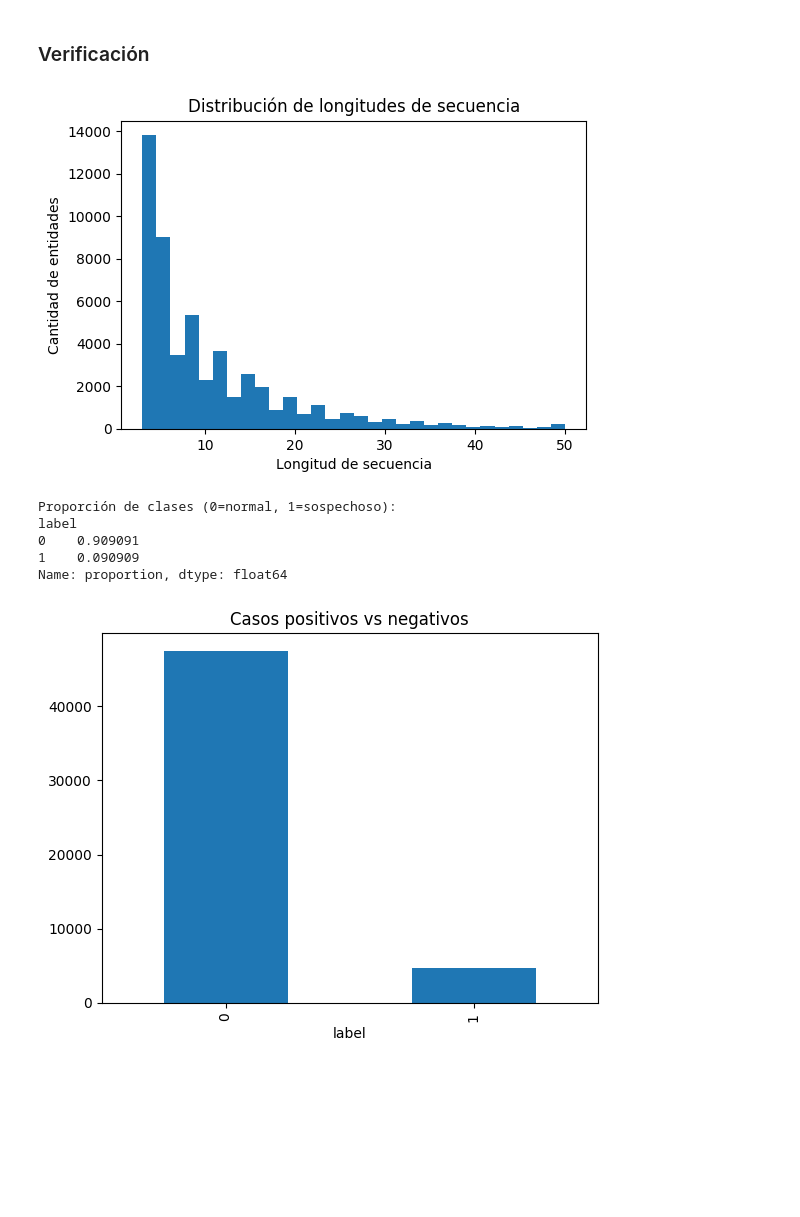
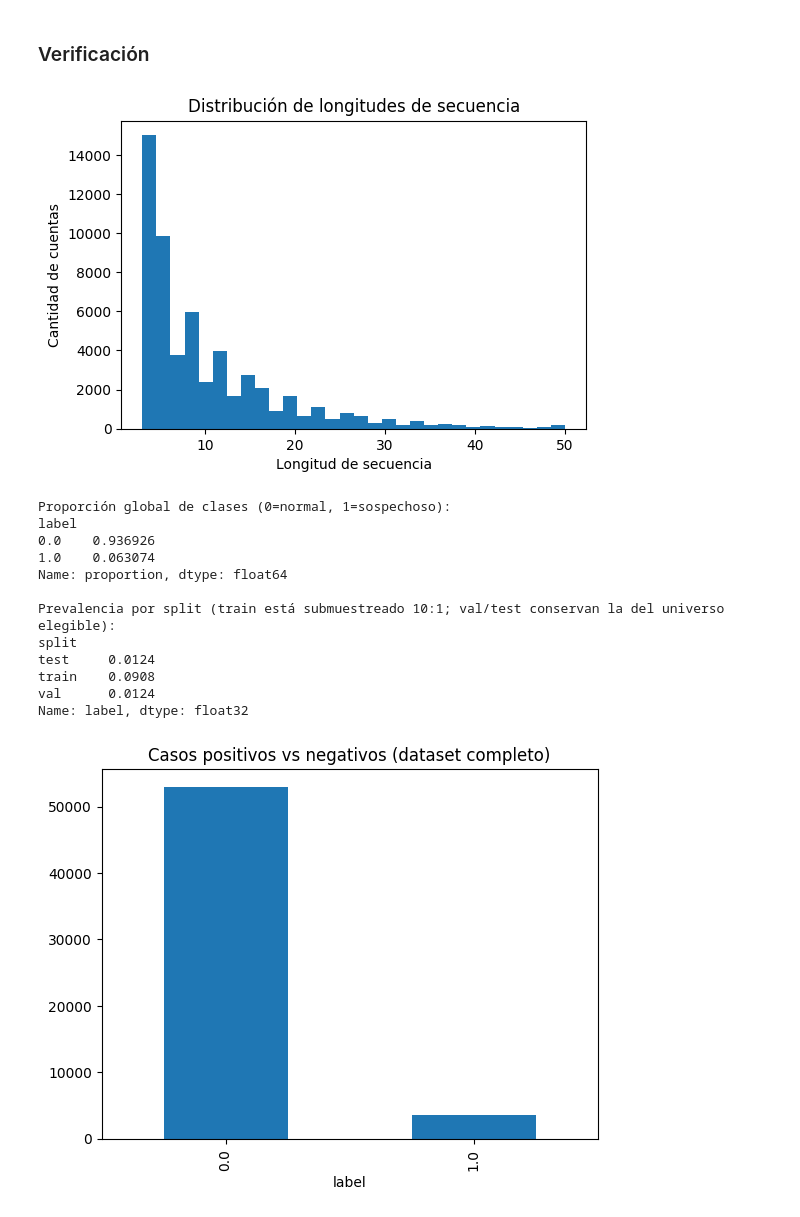
Before and after one commit to nilsmuralles/P2-Deep, a Jupyter notebook: 01_ingenieria_datos.ipynb, the cells around one changed output. Saved outputs shown, nothing was run; the diff lists cells and outputs as text; code cells hidden in the pictures; blank space fills up the shorter version.

```diff
--- a/01_ingenieria_datos.ipynb
+++ b/01_ingenieria_datos.ipynb
@@ -71,6 +124,4 @@ Transacciones totales del subconjunto: 549197
 # %%
-df_sampled = df_sampled.sort_values(["nameDest", "step"]).reset_index(drop=True)
-
 TYPE_CATEGORIES = ["CASH_IN", "CASH_OUT", "DEBIT", "PAYMENT", "TRANSFER"]
 type_dummies = df_sampled["type"].apply(lambda t: [1.0 if t == c else 0.0 for c in TYPE_CATEGORIES])
 type_matrix = np.array(type_dummies.tolist())
@@ -84,11 +135,3 @@ log_oldbalorg = np.log1p(df_sampled["oldbalanceOrg"].to_numpy())
 log_newbalorg = np.log1p(df_sampled["newbalanceOrig"].to_numpy())
 log_oldbaldest = np.log1p(df_sampled["oldbalanceDest"].to_numpy())
 log_newbaldest = np.log1p(df_sampled["newbalanceDest"].to_numpy())
-
-raw_features = np.column_stack([
-    log_amount, log_oldbalorg, log_newbalorg, log_oldbaldest, log_newbaldest,
-    hour_sin, hour_cos, type_matrix,
-])
-FEATURE_NAMES = ["log_amount", "log_oldbalanceOrg", "log_newbalanceOrig",
-                  "log_oldbalanceDest", "log_newbalanceDest", "hour_sin", "hour_cos"] + TYPE_CATEGORIES
-print("Shape de features por transacción:", raw_features.shape)
@@ -114,10 +187,9 @@ print({s: (df_sampled["split"] == s).sum() for s in ["train", "val", "test"]})
 # %%
 train_mask = (df_sampled["split"] == "train").to_numpy()
 scaler = StandardScaler()
-cont_cols = slice(0, 7)
-scaler.fit(raw_features[train_mask][:, cont_cols])
+scaler.fit(raw_features[train_mask][:, :N_CONTINUOUS])
 
 norm_features = raw_features.copy()
-norm_features[:, cont_cols] = scaler.transform(raw_features[:, cont_cols])
+norm_features[:, :N_CONTINUOUS] = scaler.transform(raw_features[:, :N_CONTINUOUS])
 # %%
 N_FEATURES = norm_features.shape[1]
@@ -143,14 +235,24 @@ Shape de secuencias: (52217, 50, 12)
 # %%
-entity_split = df_sampled.drop_duplicates("nameDest").set_index("nameDest")["split"]
+account_split = pd.Series(split_map)
 meta = pd.DataFrame({
-    "entity_id": entity_ids,
-    "label": labels,
-    "split": entity_split.loc[entity_ids].to_numpy(),
+    "account_id": sampled_accounts,
+    "label": final_labels,
+    "split": account_split.loc[sampled_accounts].to_numpy(),
     "seq_len": seq_lengths,
 })
+
+transaction_map = pd.DataFrame(transaction_map_rows, columns=[
+    "account_id", "position", "orig_row_id", "step", "nameOrig", "nameDest",
+    "amount", "type", "isFraud", "split",
+])
+
 meta.to_csv("C1_output_meta.csv", index=False)
 np.save("C1_output_sequences.npy", sequences)
+transaction_map.to_csv("C1_output_transaction_map.csv", index=False)
 with open("C1_output_feature_names.json", "w") as f:
     json.dump(FEATURE_NAMES, f)
+
+joblib.dump({"scaler": scaler, "n_continuous": N_CONTINUOUS, "feature_names": FEATURE_NAMES},
+            "C1_output_scaler.joblib")
 meta.head()
 # %% [output]
@@ -166,24 +277,33 @@ meta.head()
 plt.figure(figsize=(6, 4))
 plt.hist(meta["seq_len"], bins=30)
 plt.xlabel("Longitud de secuencia")
-plt.ylabel("Cantidad de entidades")
+plt.ylabel("Cantidad de cuentas")
 plt.title("Distribución de longitudes de secuencia")
 plt.show()
 # %% [output]
-[figure, old version]
+[figure, new version]
 # %%
-prop = meta["label"].value_counts(normalize=True)
-print("Proporción de clases (0=normal, 1=sospechoso):")
-print(prop)
-meta["label"].value_counts().plot(kind="bar", title="Casos positivos vs negativos")
+print("Proporción global de clases (0=normal, 1=sospechoso):")
+print(meta["label"].value_counts(normalize=True))
+print()
+print("Prevalencia por split (train está submuestreado 10:1; val/test conservan la del universo elegible):")
+print(meta.groupby("split")["label"].mean())
+meta["label"].value_counts().plot(kind="bar", title="Casos positivos vs negativos (dataset completo)")
 plt.show()
 # %% [output]
-Proporción de clases (0=normal, 1=sospechoso):
+Proporción global de clases (0=normal, 1=sospechoso):
 label
-0    0.909091
-1    0.090909
+0.0    0.936926
+1.0    0.063074
 Name: proportion, dtype: float64
+
+Prevalencia por split (train está submuestreado 10:1; val/test conservan la del universo elegible):
+split
+test     0.0124
+train    0.0908
+val      0.0124
+Name: label, dtype: float32
-[figure, old version]
+[figure, new version]
 # %%
 normal_idx = meta[meta["label"] == 0].sample(2, random_state=1).index
 fraud_idx = meta[meta["label"] == 1].sample(1, random_state=1).index
```
Also changed, not shown: parts of 21 cells of this notebook, 8 other files.
